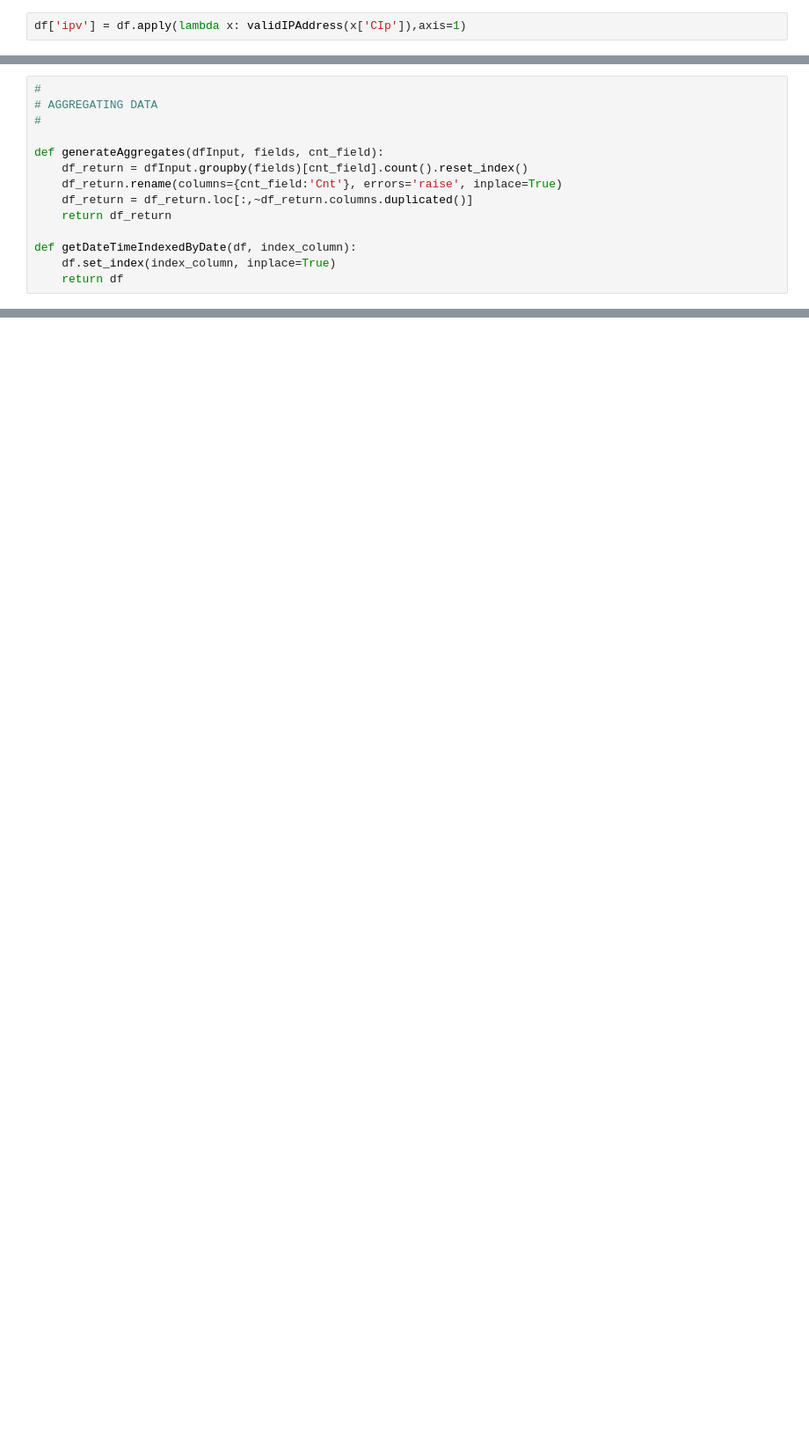
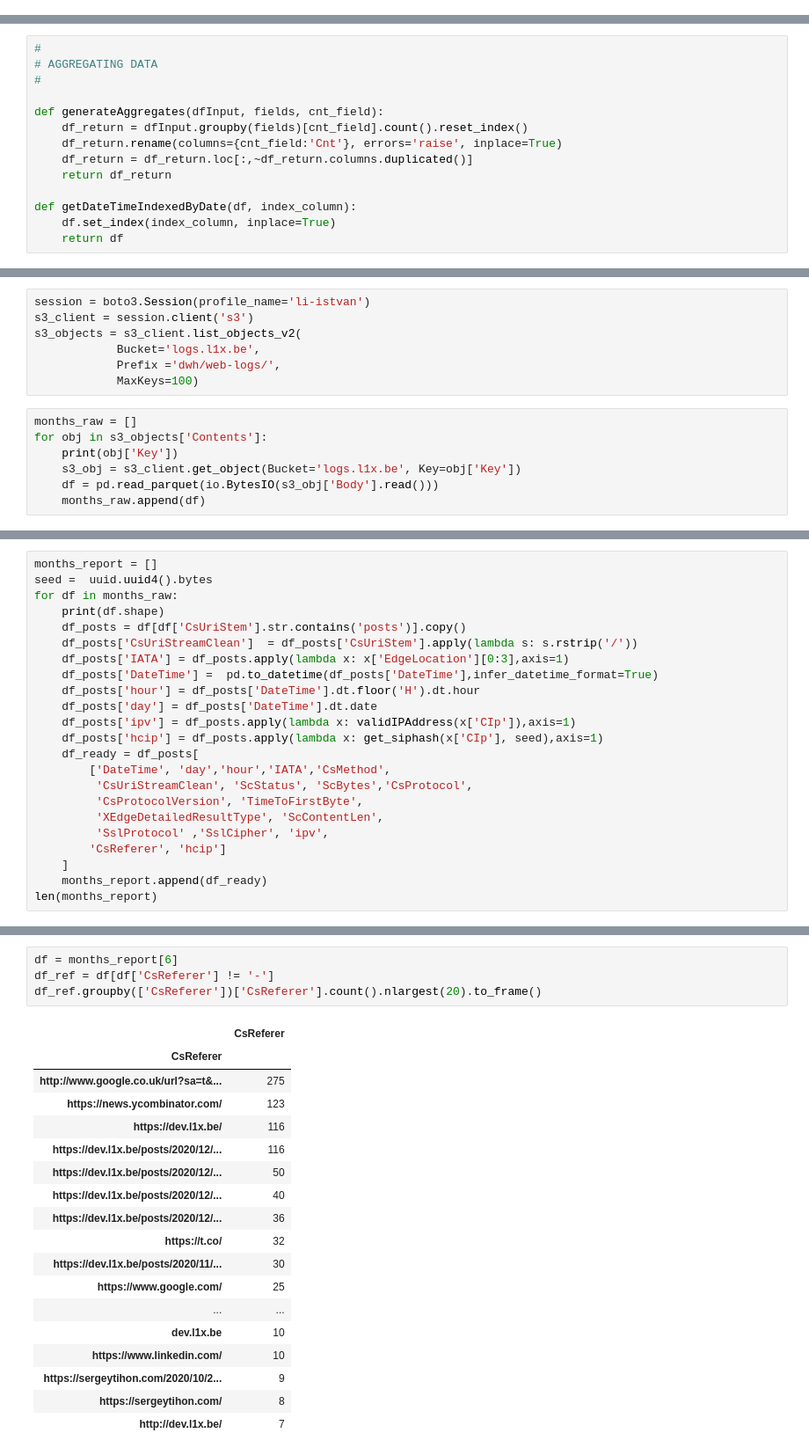
Before and after one commit to l1x/s3logs, a Jupyter notebook: notebook/WebAnalytics.ipynb, the cells around one changed output, grey strips where cells are left out. Shown at 88% size. Drawn from its saved outputs; the diff is of its cells as text; blank space fills up the shorter version.

```diff
--- a/notebook/WebAnalytics.ipynb
+++ b/notebook/WebAnalytics.ipynb
@@ -149,5 +47,3 @@ def validIPAddress(IP: str) -> str:
         return "IPv4" if type(ip_address(IP)) is IPv4Address else "IPv6"
     except ValueError:
         return "Invalid"
-# %%
-df['ipv'] = df.apply(lambda x: validIPAddress(x['CIp']),axis=1)
@@ -312,0 +181,14 @@ fig.show()
+# %%
+session = boto3.Session(profile_name='li-istvan')
+s3_client = session.client('s3')
+s3_objects = s3_client.list_objects_v2(
+            Bucket='logs.l1x.be',
+            Prefix ='dwh/web-logs/',
+            MaxKeys=100)
+# %%
+months_raw = []
+for obj in s3_objects['Contents']:
+    print(obj['Key'])
+    s3_obj = s3_client.get_object(Bucket='logs.l1x.be', Key=obj['Key'])
+    df = pd.read_parquet(io.BytesIO(s3_obj['Body'].read()))
+    months_raw.append(df)
@@ -312,0 +207,23 @@ fig.show()
+# %%
+months_report = []
+seed =  uuid.uuid4().bytes
+for df in months_raw:
+    print(df.shape)
+    df_posts = df[df['CsUriStem'].str.contains('posts')].copy()
+    df_posts['CsUriStreamClean']  = df_posts['CsUriStem'].apply(lambda s: s.rstrip('/'))
+    df_posts['IATA'] = df_posts.apply(lambda x: x['EdgeLocation'][0:3],axis=1)
+    df_posts['DateTime'] =  pd.to_datetime(df_posts['DateTime'],infer_datetime_format=True)
+    df_posts['hour'] = df_posts['DateTime'].dt.floor('H').dt.hour
+    df_posts['day'] = df_posts['DateTime'].dt.date
+    df_posts['ipv'] = df_posts.apply(lambda x: validIPAddress(x['CIp']),axis=1)
+    df_posts['hcip'] = df_posts.apply(lambda x: get_siphash(x['CIp'], seed),axis=1)
+    df_ready = df_posts[
+        ['DateTime', 'day','hour','IATA','CsMethod',
+         'CsUriStreamClean', 'ScStatus', 'ScBytes','CsProtocol',
+         'CsProtocolVersion', 'TimeToFirstByte',
+         'XEdgeDetailedResultType', 'ScContentLen',
+         'SslProtocol' ,'SslCipher', 'ipv',
+        'CsReferer', 'hcip']
+    ]
+    months_report.append(df_ready)
+len(months_report)
@@ -312,0 +315,23 @@ fig.show()
+# %%
+df = months_report[6]
+df_ref = df[df['CsReferer'] != '-']
+df_ref.groupby(['CsReferer'])['CsReferer'].count().nlargest(20).to_frame()
+# %% [output]
+|  | CsReferer |
+| CsReferer |  |
+| http://www.google.co.uk/url?sa=t&... | 275 |
+| https://news.ycombinator.com/ | 123 |
+| https://dev.l1x.be/ | 116 |
+| https://dev.l1x.be/posts/2020/12/... | 116 |
+| https://dev.l1x.be/posts/2020/12/... | 50 |
+| https://dev.l1x.be/posts/2020/12/... | 40 |
+| https://dev.l1x.be/posts/2020/12/... | 36 |
+| https://t.co/ | 32 |
+| https://dev.l1x.be/posts/2020/11/... | 30 |
+| https://www.google.com/ | 25 |
+| ... | ... |
+| dev.l1x.be | 10 |
+| https://www.linkedin.com/ | 10 |
+| https://sergeytihon.com/2020/10/2... | 9 |
+| https://sergeytihon.com/ | 8 |
+| http://dev.l1x.be/ | 7 |
```
Also changed, not shown: parts of 57 cells of this notebook, 3 other files.
